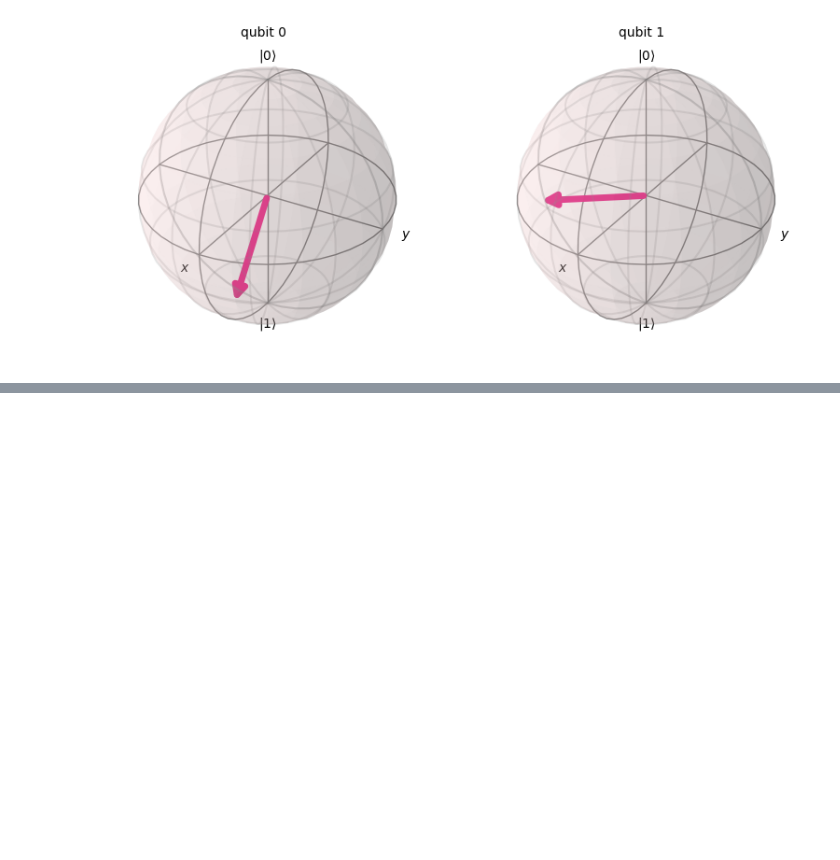
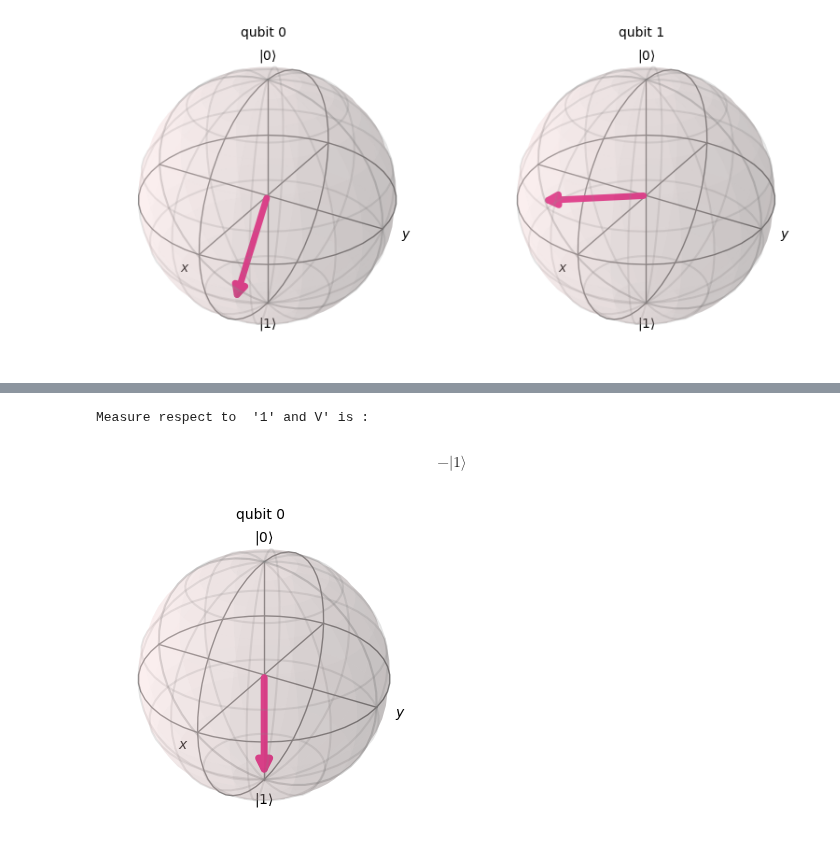
Before and after one commit to arque1393/QuantumLearning, a Jupyter notebook: QiskitBasics.ipynb, the cells around one changed output, grey strips where cells are left out. Saved outputs shown, nothing was run; the diff lists cells and outputs as text; code cells hidden in the pictures; blank space fills up the shorter version.

```diff
--- a/QiskitBasics.ipynb
+++ b/QiskitBasics.ipynb
@@ -70,3 +63,15 @@ $$(\frac{\sqrt{5}}{5} + \frac{2 \sqrt{5} i}{5}) |0\rangle$$
+# %%
+qubit_basis, v_prime = v.measure()
+
+print(f"Measure respect to  '{qubit_basis}' and V' is : ")
+
+disp(v_prime.draw('latex'))
+
+plot_bloch_multivector(v_prime,figsize=(4,4))
+# %% [output]
+Measure respect to  '1' and V' is :
+$$- |1\rangle$$
+[figure, added]
 # %%
 statistics = v.sample_counts(1000)
 display(statistics)
```
Also changed, not shown: parts of 21 cells of this notebook, 1 other file.
